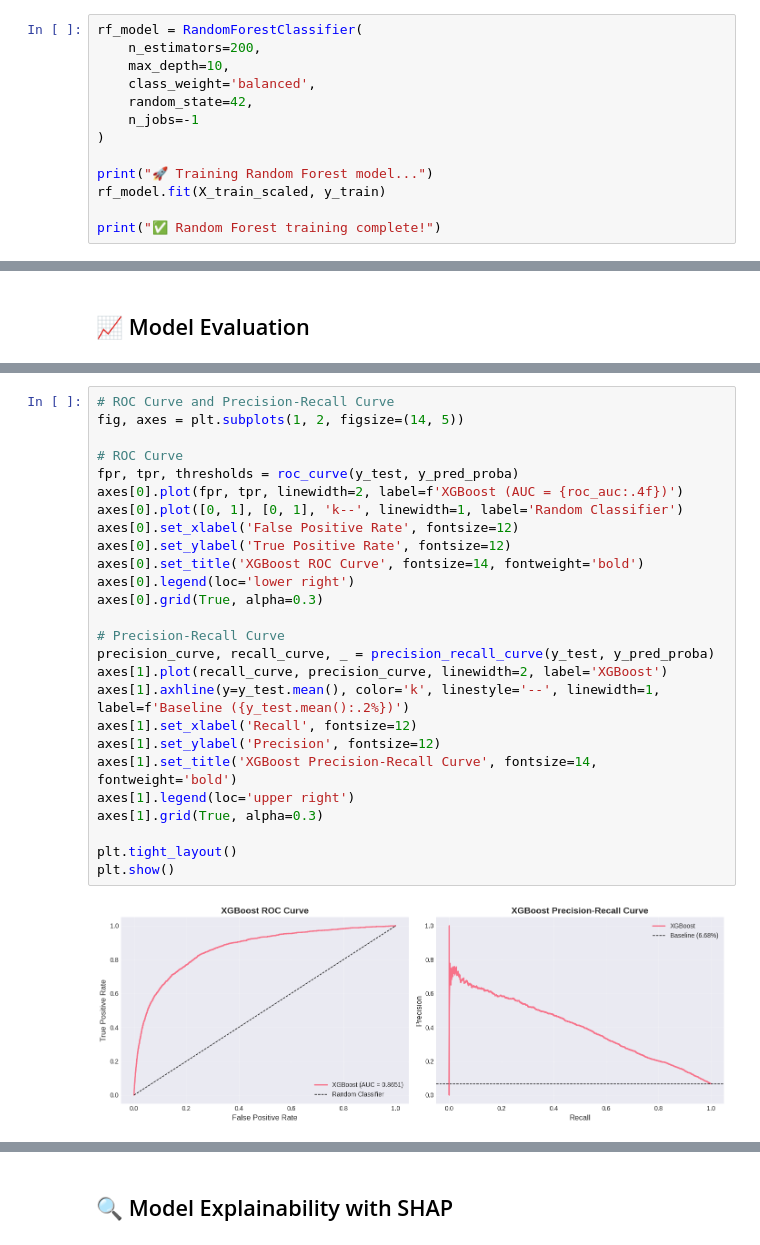
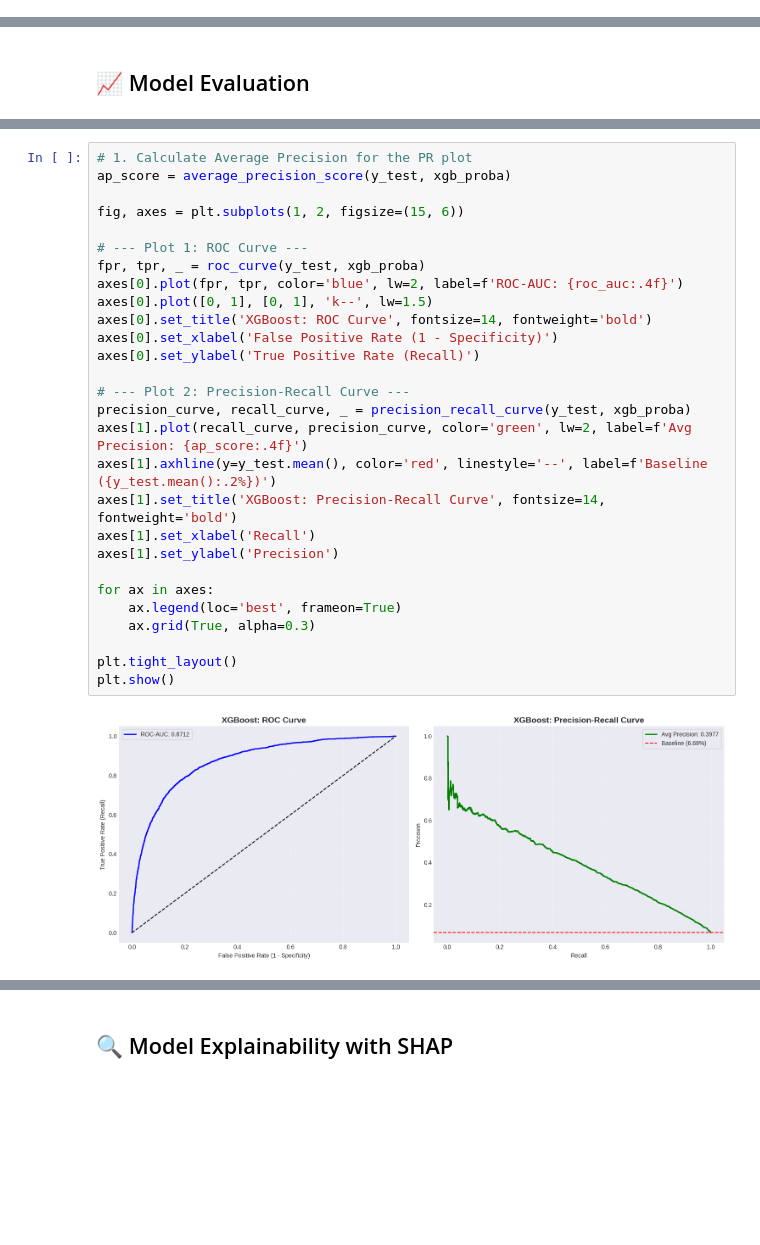
Before and after one commit to CodeWithSrish/credit-risk-intelligence-engine, a Jupyter notebook: credit_risk_intelligence_engine.ipynb, the cells around one changed output, grey strips where cells are left out. Cells and saved outputs as stored; diff of their text form; blank space fills up the shorter version.

```diff
--- a/credit_risk_intelligence_engine.ipynb
+++ b/credit_risk_intelligence_engine.ipynb
@@ -530,16 +563,3 @@ print("✅ Logistic Regression training complete!")
 Random Forest is introduced to capture non-linear relationships and feature interactions that may not be effectively modeled by linear approaches. By combining multiple decision trees, Random Forest reduces variance and improves robustness while handling complex patterns in financial data.
 
 This model serves as an intermediate benchmark between interpretable linear models and more advanced gradient boosting techniques, allowing comparison of performance improvements gained through ensemble learning.
-# %%
-rf_model = RandomForestClassifier(
-    n_estimators=200,
-    max_depth=10,
-    class_weight='balanced',
-    random_state=42,
-    n_jobs=-1
-)
-
-print("🚀 Training Random Forest model...")
-rf_model.fit(X_train_scaled, y_train)
-
-print("✅ Random Forest training complete!")
@@ -784,28 +869,30 @@ However, around 17.36% of non-default customers are incorrectly classified as de
 # %%
-# ROC Curve and Precision-Recall Curve
-fig, axes = plt.subplots(1, 2, figsize=(14, 5))
+# 1. Calculate Average Precision for the PR plot
+ap_score = average_precision_score(y_test, xgb_proba)
 
-# ROC Curve
-fpr, tpr, thresholds = roc_curve(y_test, y_pred_proba)
-axes[0].plot(fpr, tpr, linewidth=2, label=f'XGBoost (AUC = {roc_auc:.4f})')
-axes[0].plot([0, 1], [0, 1], 'k--', linewidth=1, label='Random Classifier')
-axes[0].set_xlabel('False Positive Rate', fontsize=12)
-axes[0].set_ylabel('True Positive Rate', fontsize=12)
-axes[0].set_title('XGBoost ROC Curve', fontsize=14, fontweight='bold')
-axes[0].legend(loc='lower right')
-axes[0].grid(True, alpha=0.3)
+fig, axes = plt.subplots(1, 2, figsize=(15, 6))
 
-# Precision-Recall Curve
-precision_curve, recall_curve, _ = precision_recall_curve(y_test, y_pred_proba)
-axes[1].plot(recall_curve, precision_curve, linewidth=2, label='XGBoost')
-axes[1].axhline(y=y_test.mean(), color='k', linestyle='--', linewidth=1, label=f'Baseline ({y_test.mean():.2%})')
-axes[1].set_xlabel('Recall', fontsize=12)
-axes[1].set_ylabel('Precision', fontsize=12)
-axes[1].set_title('XGBoost Precision-Recall Curve', fontsize=14, fontweight='bold')
-axes[1].legend(loc='upper right')
-axes[1].grid(True, alpha=0.3)
+# --- Plot 1: ROC Curve ---
+fpr, tpr, _ = roc_curve(y_test, xgb_proba)
+axes[0].plot(fpr, tpr, color='blue', lw=2, label=f'ROC-AUC: {roc_auc:.4f}')
+axes[0].plot([0, 1], [0, 1], 'k--', lw=1.5)
+axes[0].set_title('XGBoost: ROC Curve', fontsize=14, fontweight='bold')
+axes[0].set_xlabel('False Positive Rate (1 - Specificity)')
+axes[0].set_ylabel('True Positive Rate (Recall)')
+
+# --- Plot 2: Precision-Recall Curve ---
+precision_curve, recall_curve, _ = precision_recall_curve(y_test, xgb_proba)
+axes[1].plot(recall_curve, precision_curve, color='green', lw=2, label=f'Avg Precision: {ap_score:.4f}')
+axes[1].axhline(y=y_test.mean(), color='red', linestyle='--', label=f'Baseline ({y_test.mean():.2%})')
+axes[1].set_title('XGBoost: Precision-Recall Curve', fontsize=14, fontweight='bold')
+axes[1].set_xlabel('Recall')
+axes[1].set_ylabel('Precision')
+
+for ax in axes:
+    ax.legend(loc='best', frameon=True)
+    ax.grid(True, alpha=0.3)
 
 plt.tight_layout()
 plt.show()
 # %% [output]
-[figure, old version]
+[figure, new version]
```
Also changed, not shown: parts of 77 cells of this notebook.
